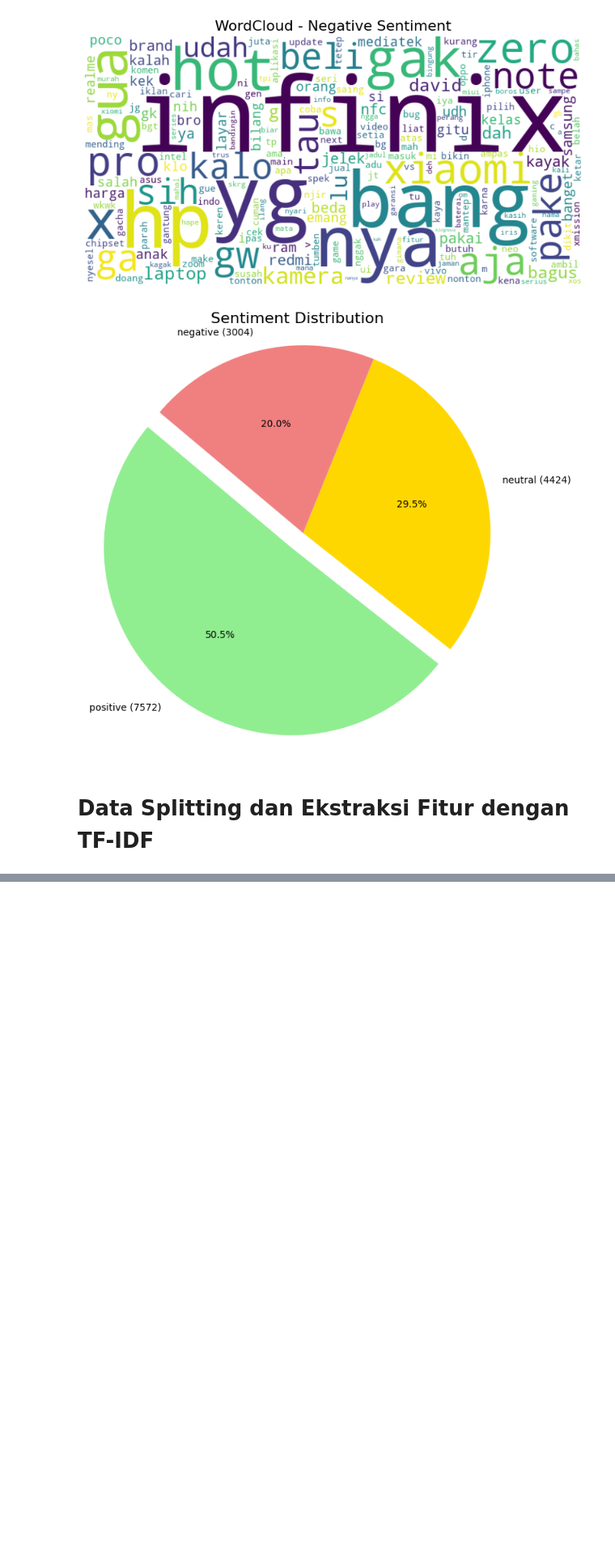
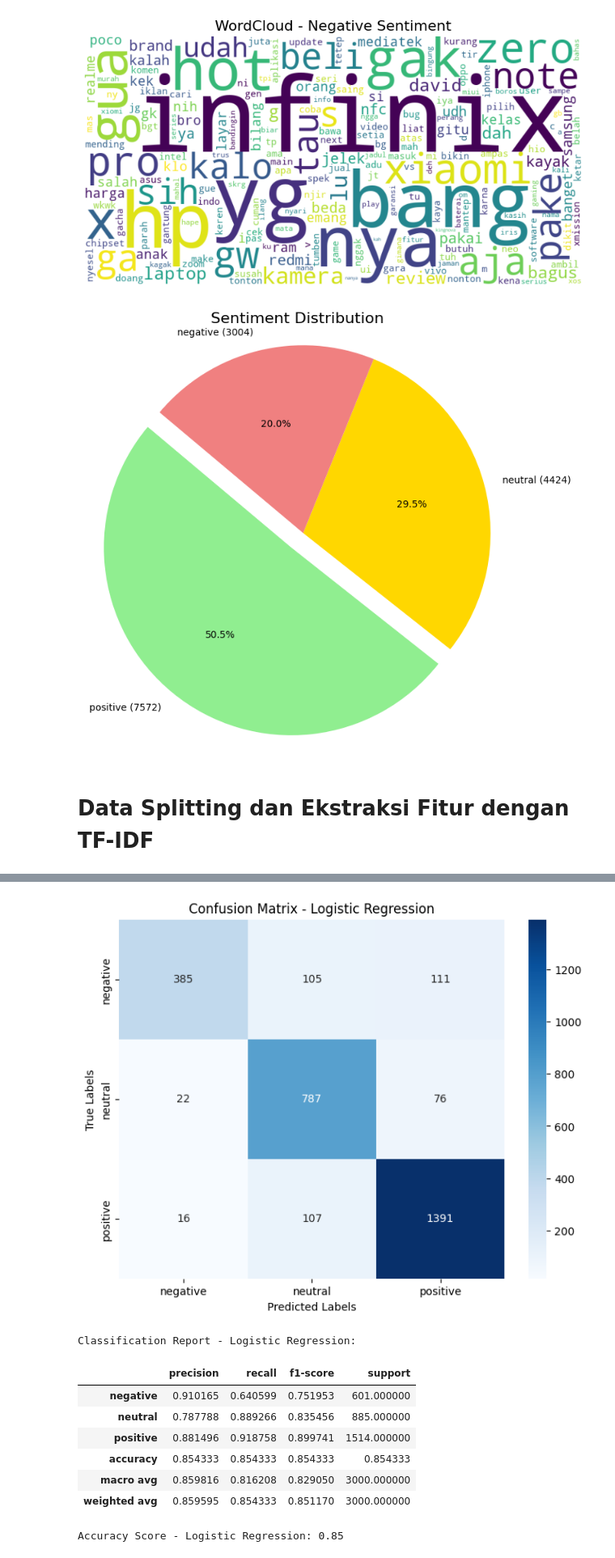
Before and after one commit to rizalgianf/sentimen-analisis, a Jupyter notebook: pelatihan_model.ipynb, the cells around one changed output, grey strips where cells are left out. Shown at 81% size. Cells and saved outputs as stored; diff of their text form; code cells hidden in the pictures; blank space fills up the shorter version.

```diff
--- a/pelatihan_model.ipynb
+++ b/pelatihan_model.ipynb
@@ -407,0 +510,46 @@ print(f"Testing data shape: {X_test_tfidf.shape}")
+# %%
+from sklearn.linear_model import LogisticRegression
+from sklearn.metrics import classification_report, confusion_matrix, accuracy_score
+import seaborn as sns
+
+import matplotlib.pyplot as plt
+
+# Inisialisasi model Logistic Regression
+lr_model = LogisticRegression(max_iter=1000, random_state=42)
+
+# Melatih model menggunakan data training
+lr_model.fit(X_train_tfidf, y_train)
+
+# Melakukan prediksi pada data testing
+y_pred_lr = lr_model.predict(X_test_tfidf)
+
+# Evaluasi model
+conf_matrix_lr = confusion_matrix(y_test, y_pred_lr)
+class_report_lr = classification_report(y_test, y_pred_lr, output_dict=True)
+accuracy_lr = accuracy_score(y_test, y_pred_lr)
+
+# Menampilkan Confusion Matrix sebagai heatmap
+plt.figure(figsize=(8, 6))
+sns.heatmap(conf_matrix_lr, annot=True, fmt='d', cmap='Blues', xticklabels=lr_model.classes_, yticklabels=lr_model.classes_)
+plt.title("Confusion Matrix - Logistic Regression")
+plt.xlabel("Predicted Labels")
+plt.ylabel("True Labels")
+plt.show()
+
+# Menampilkan Classification Report dalam format tabel
+print("\nClassification Report - Logistic Regression:")
+display(pd.DataFrame(class_report_lr).transpose())
+
+# Menampilkan Accuracy Score
+print(f"\nAccuracy Score - Logistic Regression: {accuracy_lr:.2f}")
+# %% [output]
+[figure, added]
+Classification Report - Logistic Regression:
+|  | precision | recall | f1-score | support |
+| negative | 0.910165 | 0.640599 | 0.751953 | 601.000000 |
+| neutral | 0.787788 | 0.889266 | 0.835456 | 885.000000 |
+| positive | 0.881496 | 0.918758 | 0.899741 | 1514.000000 |
+| accuracy | 0.854333 | 0.854333 | 0.854333 | 0.854333 |
+| macro avg | 0.859816 | 0.816208 | 0.829050 | 3000.000000 |
+| weighted avg | 0.859595 | 0.854333 | 0.851170 | 3000.000000 |
+Accuracy Score - Logistic Regression: 0.85
```
Also changed, not shown: parts of 7 cells of this notebook.
